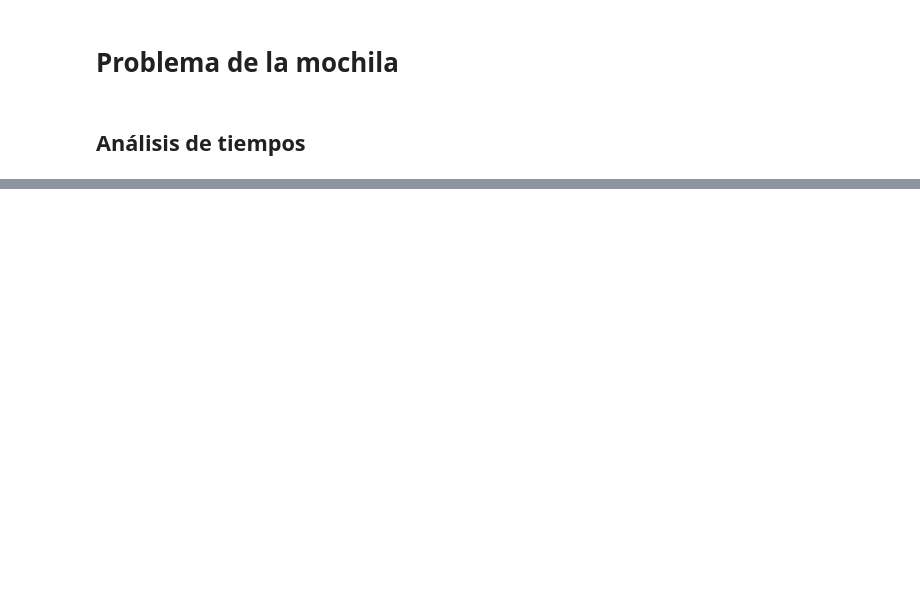
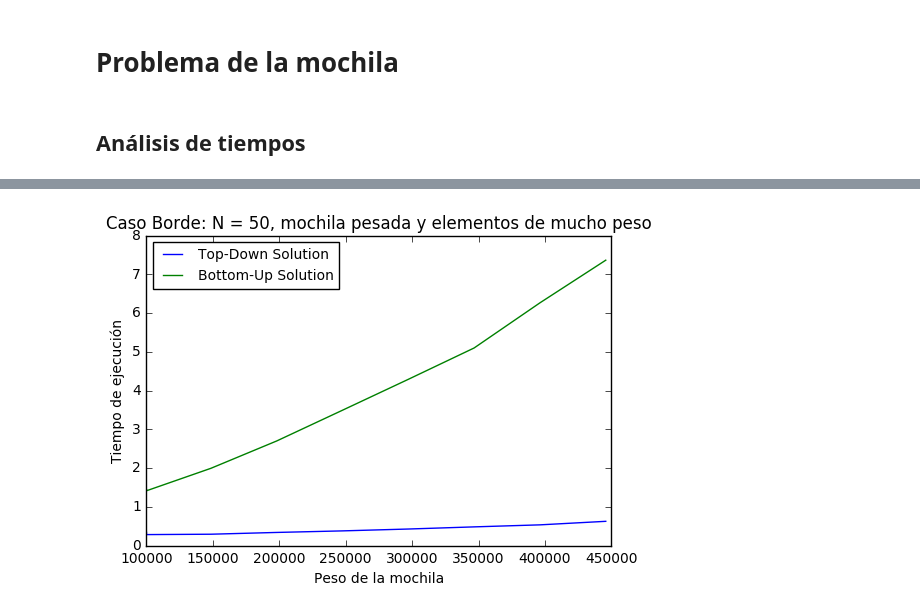
Before and after one commit to edittler/tda-fiuba, a Jupyter notebook: tp2/programacion-dinamica/Knapsack.ipynb, the cells around one changed output, grey strips where cells are left out. Saved outputs shown, nothing was run; the diff lists cells and outputs as text; code cells hidden in the pictures; blank space fills up the shorter version.

```diff
--- a/tp2/programacion-dinamica/Knapsack.ipynb
+++ b/tp2/programacion-dinamica/Knapsack.ipynb
@@ -42,0 +60,7 @@ def plot_algorithms(modules, k_func=min_k, number=3, maxiter=10,
+# %%
+problems = Parser.parse_file('test_files/small_coef/knapPI_9_50_1000.csv')
+list.sort(problems)
+title = 'Caso Borde: N = 50, mochila pesada y elementos de mucho peso'
+plot_algorithms(problems, title = title, savefig = True)
+# %% [output]
+[figure, added]
```
Also changed, not shown: parts of 3 cells of this notebook, 1 other file.
